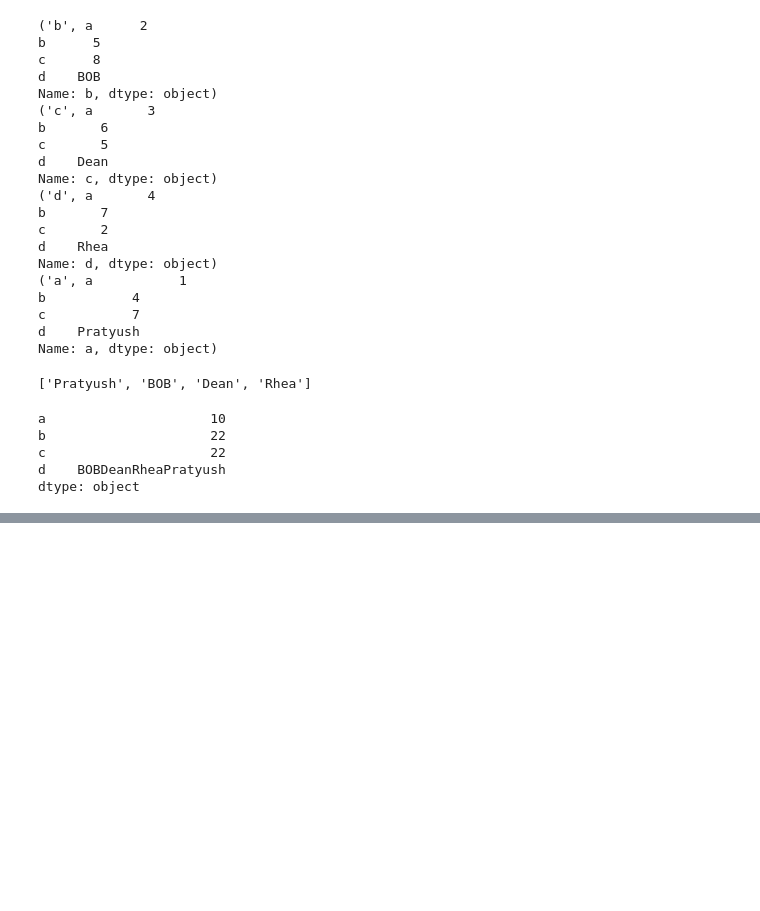
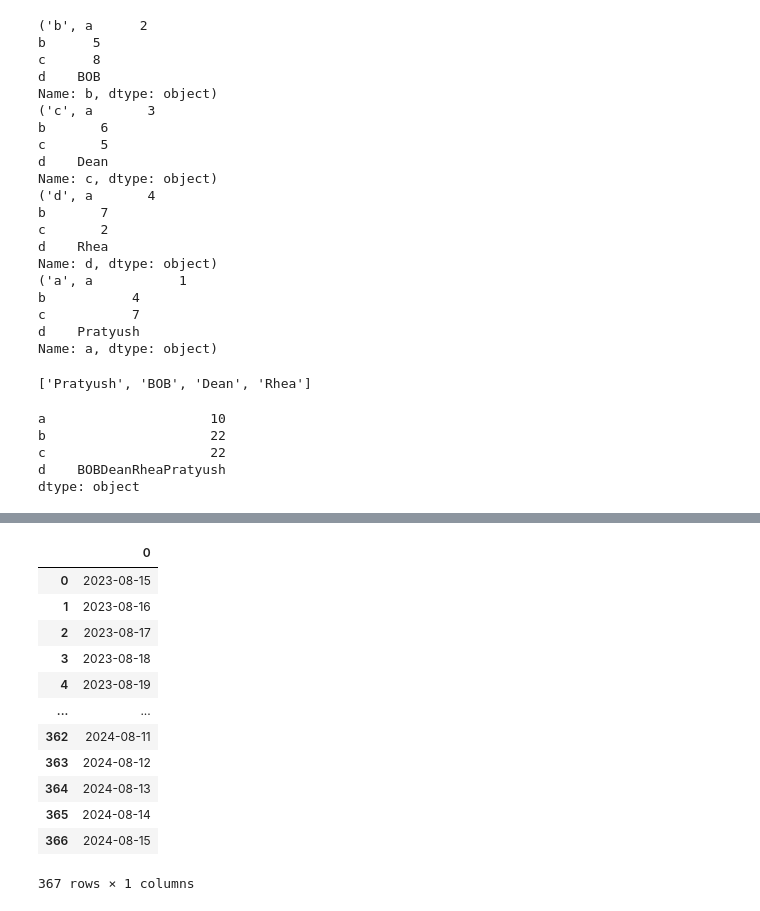
Before and after one commit to Pratyush2004-oss/NUMPY-AND-PANDAS-TUTORIAL, a Jupyter notebook: Pandas4.ipynb, the cells around one changed output, grey strips where cells are left out. Saved outputs shown, nothing was run; the diff lists cells and outputs as text; code cells hidden in the pictures; blank space fills up the shorter version.

```diff
--- a/Pandas4.ipynb
+++ b/Pandas4.ipynb
@@ -141,3 +137,7 @@ b                     22
 c                     22
 d    BOBDeanRheaPratyush
 dtype: object
+# %%
+pd.set_option('display.max_colwidth',1000)
+df3 = pd.DataFrame({'Desc':["The tiger is a member of the genus Panthera and the largest living cat Lorem ipsum dolor sit amet consectetur, adipisicing elit. Tempore tenetur vitae sunt, id doloremque deserunt repellendus beatae dicta voluptas eum assumenda sit! Magni voluptatibus in minima distinctio hic autem fugiat, quibusdam, necessitatibus iusto accusamus molestiae temporibus porro nesciunt labore ullam odit repellat debitis, quia sapiente atque animi provident vitae delectus. Quod ex enim, reiciendis architecto dolor earum dolorem autem animi.",'Hello World'],'key':['Lorem ipsum dolor sit amet consectetur, adipisicing elit. Tempore tenetur vitae sunt, id doloremque deserunt repellendus beatae dicta voluptas eum assumenda sit! Magni voluptatibus in minima distinctio hic autem fugiat, quibusdam, necessitatibus iusto accusamus molestiae temporibus porro nesciunt labore ullam odit repellat debitis, quia sapiente atque animi provident vitae delectus. Quod ex enim, reiciendis architecto dolor earum dolorem autem animi.','Hii']})
+df3
@@ -143,0 +237,17 @@ dtype: object
+# %%
+date = pd.date_range(start='2023-08-15',end='2024-08-15')
+pd.DataFrame(date)
+# %% [output]
+|  | 0 |
+| 0 | 2023-08-15 |
+| 1 | 2023-08-16 |
+| 2 | 2023-08-17 |
+| 3 | 2023-08-18 |
+| 4 | 2023-08-19 |
+| ... | ... |
+| 362 | 2024-08-11 |
+| 363 | 2024-08-12 |
+| 364 | 2024-08-13 |
+| 365 | 2024-08-14 |
+| 366 | 2024-08-15 |
+367 rows × 1 columns
```
Also changed, not shown: parts of 15 cells of this notebook, 2 other files.
